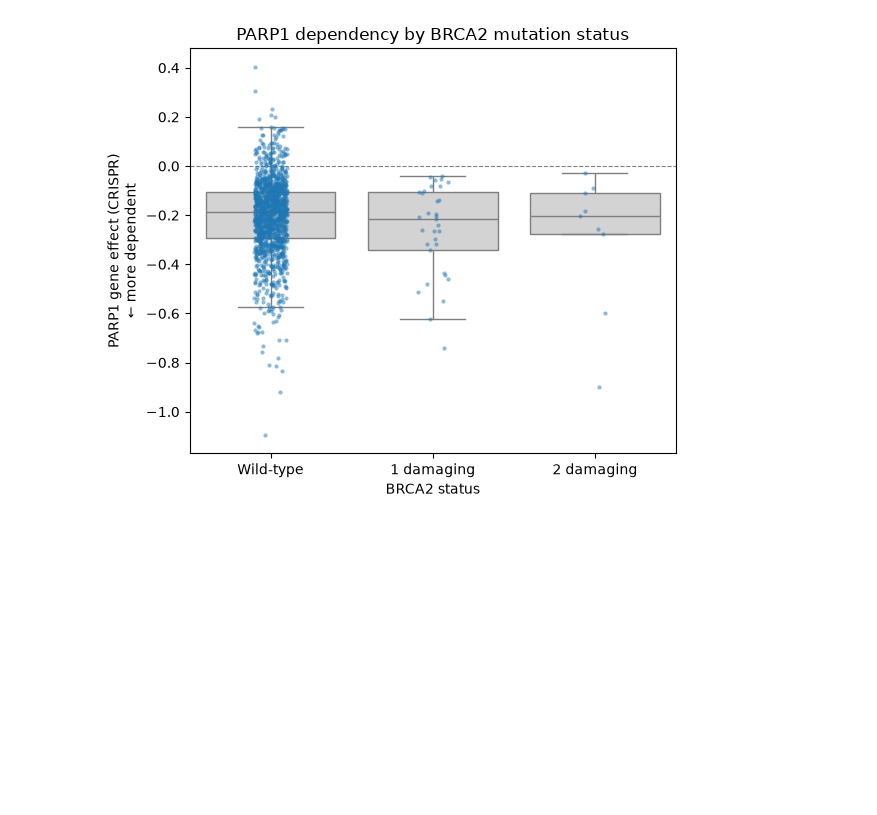
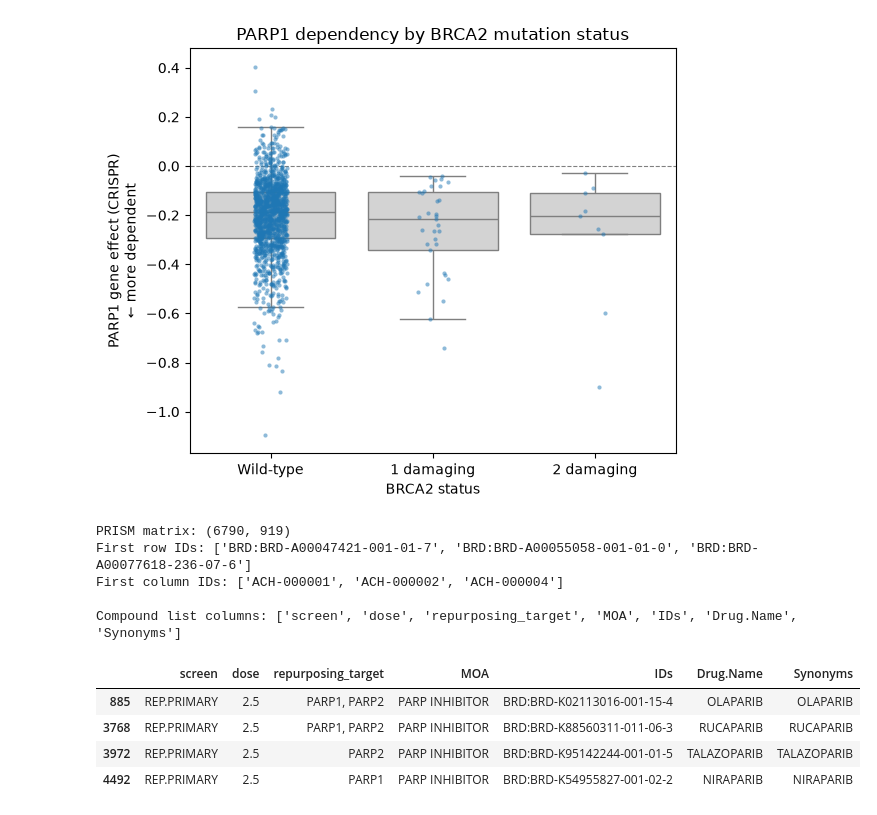
Before and after one commit to prithviraj-dasgupta/brca2-parp-depmap, a Jupyter notebook: notebooks/01_explore_data.ipynb, the cells around one changed output. Cells and saved outputs as stored; diff of their text form; code cells hidden in the pictures; blank space fills up the shorter version.

```diff
--- a/notebooks/01_explore_data.ipynb
+++ b/notebooks/01_explore_data.ipynb
@@ -100,3 +100,26 @@ Name: count, dtype: int64
 1 damaging vs wild-type: median -0.214 vs -0.188, p = 0.0955
 2 damaging vs wild-type: median -0.203 vs -0.188, p = 0.296
 [figure]
+# %%
+prism = pd.read_csv("../data/raw/Repurposing_Public_24Q2_Extended_Primary_Data_Matrix.csv", index_col=0)
+cpds = pd.read_csv("../data/raw/Repurposing_Public_24Q2_Extended_Primary_Compound_List.csv")
+
+print("PRISM matrix:", prism.shape)
+print("First row IDs:", prism.index[:3].tolist())
+print("First column IDs:", prism.columns[:3].tolist())
+print("\nCompound list columns:", cpds.columns.tolist())
+
+parpi = ["olaparib", "talazoparib", "niraparib", "rucaparib"]
+mask = cpds.apply(lambda col: col.astype(str).str.lower().str.contains("|".join(parpi))).any(axis=1)
+cpds[mask]
+# %% [output]
+PRISM matrix: (6790, 919)
+First row IDs: ['BRD:BRD-A00047421-001-01-7', 'BRD:BRD-A00055058-001-01-0', 'BRD:BRD-A00077618-236-07-6']
+First column IDs: ['ACH-000001', 'ACH-000002', 'ACH-000004']
+
+Compound list columns: ['screen', 'dose', 'repurposing_target', 'MOA', 'IDs', 'Drug.Name', 'Synonyms']
+|  | screen | dose | repurposing_target | MOA | IDs | Drug.Name | Synonyms |
+| 885 | REP.PRIMARY | 2.5 | PARP1, PARP2 | PARP INHIBITOR | BRD:BRD-K02113016-001-15-4 | OLAPARIB | OLAPARIB |
+| 3768 | REP.PRIMARY | 2.5 | PARP1, PARP2 | PARP INHIBITOR | BRD:BRD-K88560311-011-06-3 | RUCAPARIB | RUCAPARIB |
+| 3972 | REP.PRIMARY | 2.5 | PARP2 | PARP INHIBITOR | BRD:BRD-K95142244-001-01-5 | TALAZOPARIB | TALAZOPARIB |
+| 4492 | REP.PRIMARY | 2.5 | PARP1 | PARP INHIBITOR | BRD:BRD-K54955827-001-02-2 | NIRAPARIB | NIRAPARIB |
```
Also changed, not shown: parts of 1 cell of this notebook, 1 other file.
